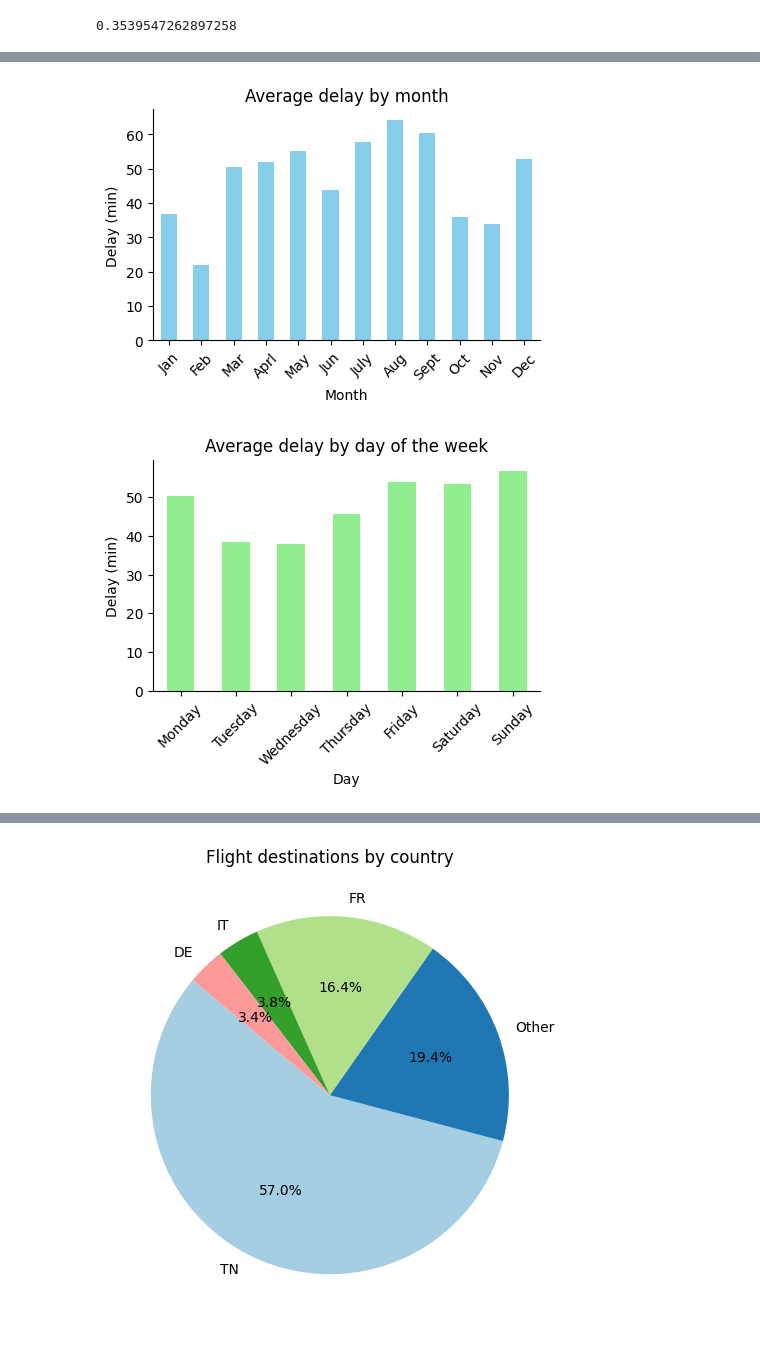
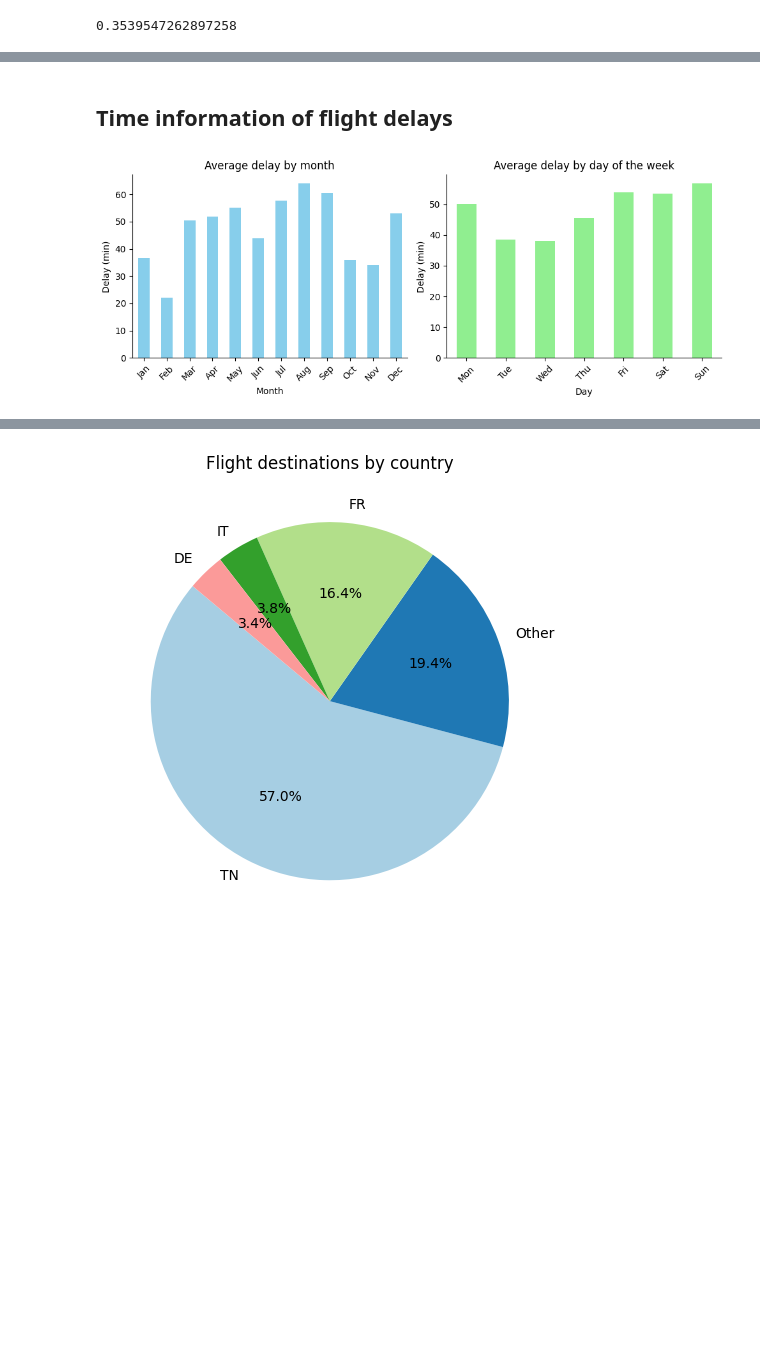
Before and after one commit to rudyvdbrink/Tunis_Air_prediction, a Jupyter notebook: 0_EDA.ipynb, the cells around one changed output, grey strips where cells are left out. Cells and saved outputs as stored; diff of their text form; code cells hidden in the pictures; blank space fills up the shorter version.

```diff
--- a/0_EDA.ipynb
+++ b/0_EDA.ipynb
@@ -80,48 +114,51 @@ np.sum(df[target_column] == 0) / len(df.target)
+# %% [markdown]
+## Time information of flight delays
 # %%
 # Step 1: Convert DATOP to datetime format
 df['DATOP'] = pd.to_datetime(df['DATOP'])
 
 # Step 2: Extract month and day of the week
 df['Month'] = df['DATOP'].dt.month
 df['DayOfWeek'] = df['DATOP'].dt.day_name()
 
 df['STD'] = pd.to_datetime(df['STD'])
 df['Hour'] = df['STD'].dt.hour
 
 # Step 3: Calculate the average target value by month
 avg_by_month = df.groupby('Month')['target'].mean()
 
-
 # Step 4: Calculate the average target value by day of the week
 avg_by_day = df.groupby('DayOfWeek')['target'].mean()
 
-# Step 5: Plot the average target by month
-plt.figure(figsize=(5, 3))
-avg_by_month.plot(kind='bar', color='skyblue')
-plt.title('Average delay by month')
-plt.xlabel('Month')
-plt.ylabel('Delay (min)')
-plt.xticks(rotation=45)
-ax = plt.gca()
-ax.set_xticks(np.arange(12), labels=['Jan', 'Feb', 'Mar', 'Aprl', 'May', 'Jun', 'July', 'Aug', 'Sept', 'Oct', 'Nov', 'Dec'])
-ax.spines[['right', 'top']].set_visible(False)
+# Step 5: Create subplots to place two bar graphs side by side
+fig, axes = plt.subplots(1, 2, figsize=(10, 4))
+
+# Plot the average target by month on the first subplot
+avg_by_month.plot(kind='bar', color='skyblue', ax=axes[0])
+axes[0].set_title('Average delay by month')
+axes[0].set_xlabel('Month')
+axes[0].set_ylabel('Delay (min)')
+axes[0].set_xticks(np.arange(12))
+axes[0].set_xticklabels(['Jan', 'Feb', 'Mar', 'Apr', 'May', 'Jun', 'Jul', 'Aug', 'Sep', 'Oct', 'Nov', 'Dec'], rotation=45)
+axes[0].spines[['right', 'top']].set_visible(False)
+
+# Plot the average target by day of the week on the second subplot
+avg_by_day = avg_by_day.reindex(['Monday', 'Tuesday', 'Wednesday', 'Thursday', 'Friday', 'Saturday', 'Sunday'])  # Reorder for better visualization
+avg_by_day.plot(kind='bar', color='lightgreen', ax=axes[1])
+axes[1].set_title('Average delay by day of the week')
+axes[1].set_xlabel('Day')
+axes[1].set_ylabel('Delay (min)')
+axes[1].set_xticks(np.arange(7))
+axes[1].set_xticklabels(['Mon', 'Tue', 'Wed', 'Thu', 'Fri', 'Sat', 'Sun'], rotation=45)
+axes[1].spines[['right', 'top']].set_visible(False)
+
+# Adjust layout to prevent overlap
+plt.tight_layout()
+
 # Save the figure to file in the folder './plots'
-plt.savefig('./plots/Flight_delay_by_month', bbox_inches='tight',transparent=True)
+plt.savefig('./plots/Flight_delay_comparison', bbox_inches='tight', transparent=True)
+
+# Show the plots
 plt.show()
-
-# Step 6: Plot the average target by day of the week
-plt.figure(figsize=(5, 3))
-avg_by_day = avg_by_day.reindex(['Monday', 'Tuesday', 'Wednesday', 'Thursday', 'Friday', 'Saturday', 'Sunday'])  # Reorder for better visualization
-avg_by_day.plot(kind='bar', color='lightgreen')
-plt.title('Average delay by day of the week')
-plt.xlabel('Day')
-plt.ylabel('Delay (min)')
-plt.xticks(rotation=45)
-ax = plt.gca()
-ax.spines[['right', 'top']].set_visible(False)
-# Save the figure to file in the folder './plots'
-plt.savefig('./plots/Flight_delay_by_day', bbox_inches='tight',transparent=True)
-plt.show()
 # %% [output]
-[figure, old version]
+[figure, new version]
-[figure, removed]
```
Also changed, not shown: parts of 12 cells of this notebook.
